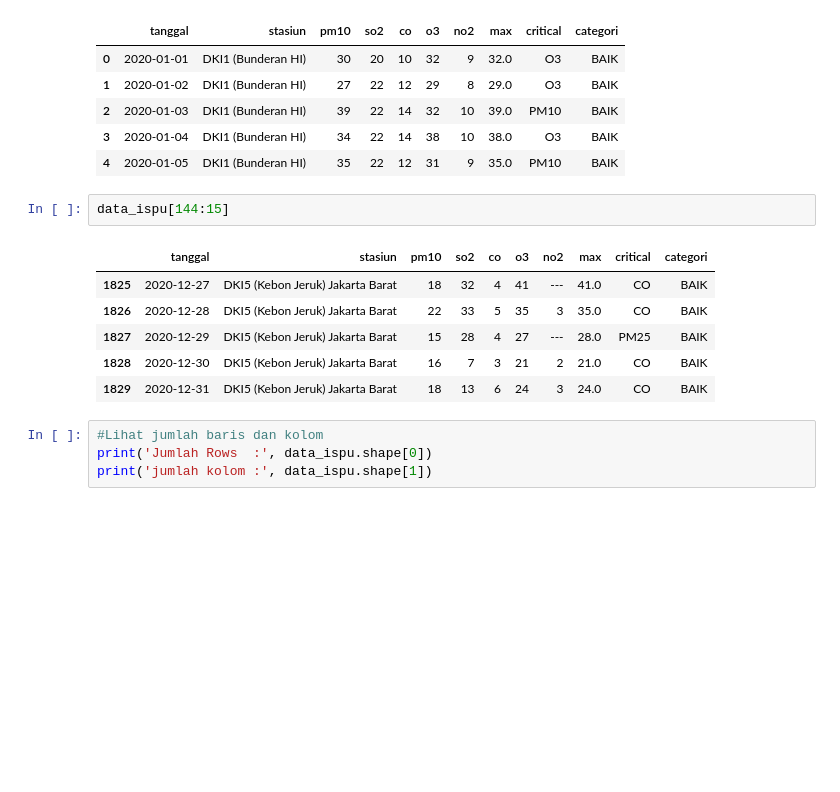
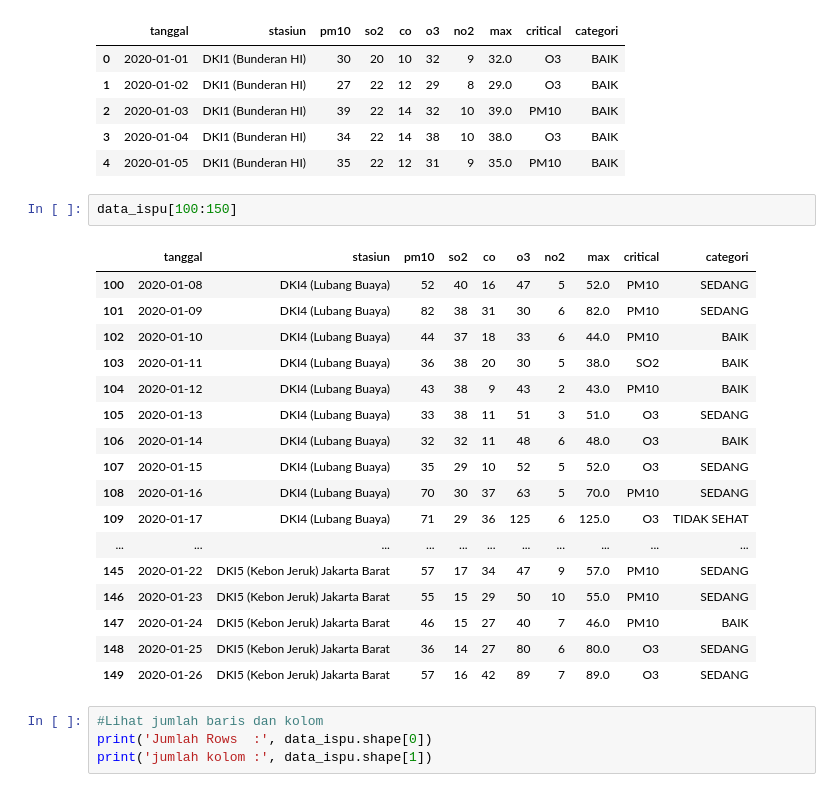
Before and after one commit to haruharuru16/air-quality-prediction-deployment, a Jupyter notebook: model/Jakarta Air Quality Prediction.ipynb, the cells around one changed output. Saved outputs shown, nothing was run; the diff lists cells and outputs as text; blank space fills up the shorter version.

```diff
--- a/model/Jakarta Air Quality Prediction.ipynb
+++ b/model/Jakarta Air Quality Prediction.ipynb
@@ -118,15 +118,26 @@ data_ispu.head()
 | 2 | 2020-01-03 | DKI1 (Bunderan HI) | 39 | 22 | 14 | 32 | 10 | 39.0 | PM10 | BAIK |
 | 3 | 2020-01-04 | DKI1 (Bunderan HI) | 34 | 22 | 14 | 38 | 10 | 38.0 | O3 | BAIK |
 | 4 | 2020-01-05 | DKI1 (Bunderan HI) | 35 | 22 | 12 | 31 | 9 | 35.0 | PM10 | BAIK |
-# %%
-data_ispu[144:15]
-# %% [output]
-|  | tanggal | stasiun | pm10 | so2 | co | o3 | no2 | max | critical | categori |
-| 1825 | 2020-12-27 | DKI5 (Kebon Jeruk) Jakarta Barat | 18 | 32 | 4 | 41 | --- | 41.0 | CO | BAIK |
-| 1826 | 2020-12-28 | DKI5 (Kebon Jeruk) Jakarta Barat | 22 | 33 | 5 | 35 | 3 | 35.0 | CO | BAIK |
-| 1827 | 2020-12-29 | DKI5 (Kebon Jeruk) Jakarta Barat | 15 | 28 | 4 | 27 | --- | 28.0 | PM25 | BAIK |
-| 1828 | 2020-12-30 | DKI5 (Kebon Jeruk) Jakarta Barat | 16 | 7 | 3 | 21 | 2 | 21.0 | CO | BAIK |
-| 1829 | 2020-12-31 | DKI5 (Kebon Jeruk) Jakarta Barat | 18 | 13 | 6 | 24 | 3 | 24.0 | CO | BAIK |
+# %%
+data_ispu[100:150]
+# %% [output]
+|  | tanggal | stasiun | pm10 | so2 | co | o3 | no2 | max | critical | categori |
+| 100 | 2020-01-08 | DKI4 (Lubang Buaya) | 52 | 40 | 16 | 47 | 5 | 52.0 | PM10 | SEDANG |
+| 101 | 2020-01-09 | DKI4 (Lubang Buaya) | 82 | 38 | 31 | 30 | 6 | 82.0 | PM10 | SEDANG |
+| 102 | 2020-01-10 | DKI4 (Lubang Buaya) | 44 | 37 | 18 | 33 | 6 | 44.0 | PM10 | BAIK |
+| 103 | 2020-01-11 | DKI4 (Lubang Buaya) | 36 | 38 | 20 | 30 | 5 | 38.0 | SO2 | BAIK |
+| 104 | 2020-01-12 | DKI4 (Lubang Buaya) | 43 | 38 | 9 | 43 | 2 | 43.0 | PM10 | BAIK |
+| 105 | 2020-01-13 | DKI4 (Lubang Buaya) | 33 | 38 | 11 | 51 | 3 | 51.0 | O3 | SEDANG |
+| 106 | 2020-01-14 | DKI4 (Lubang Buaya) | 32 | 32 | 11 | 48 | 6 | 48.0 | O3 | BAIK |
+| 107 | 2020-01-15 | DKI4 (Lubang Buaya) | 35 | 29 | 10 | 52 | 5 | 52.0 | O3 | SEDANG |
+| 108 | 2020-01-16 | DKI4 (Lubang Buaya) | 70 | 30 | 37 | 63 | 5 | 70.0 | PM10 | SEDANG |
+| 109 | 2020-01-17 | DKI4 (Lubang Buaya) | 71 | 29 | 36 | 125 | 6 | 125.0 | O3 | TIDAK SEHAT |
+| ... | ... | ... | ... | ... | ... | ... | ... | ... | ... | ... |
+| 145 | 2020-01-22 | DKI5 (Kebon Jeruk) Jakarta Barat | 57 | 17 | 34 | 47 | 9 | 57.0 | PM10 | SEDANG |
+| 146 | 2020-01-23 | DKI5 (Kebon Jeruk) Jakarta Barat | 55 | 15 | 29 | 50 | 10 | 55.0 | PM10 | SEDANG |
+| 147 | 2020-01-24 | DKI5 (Kebon Jeruk) Jakarta Barat | 46 | 15 | 27 | 40 | 7 | 46.0 | PM10 | BAIK |
+| 148 | 2020-01-25 | DKI5 (Kebon Jeruk) Jakarta Barat | 36 | 14 | 27 | 80 | 6 | 80.0 | O3 | SEDANG |
+| 149 | 2020-01-26 | DKI5 (Kebon Jeruk) Jakarta Barat | 57 | 16 | 42 | 89 | 7 | 89.0 | O3 | SEDANG |
 # %%
 #Lihat jumlah baris dan kolom
 print('Jumlah Rows  :', data_ispu.shape[0])
```
